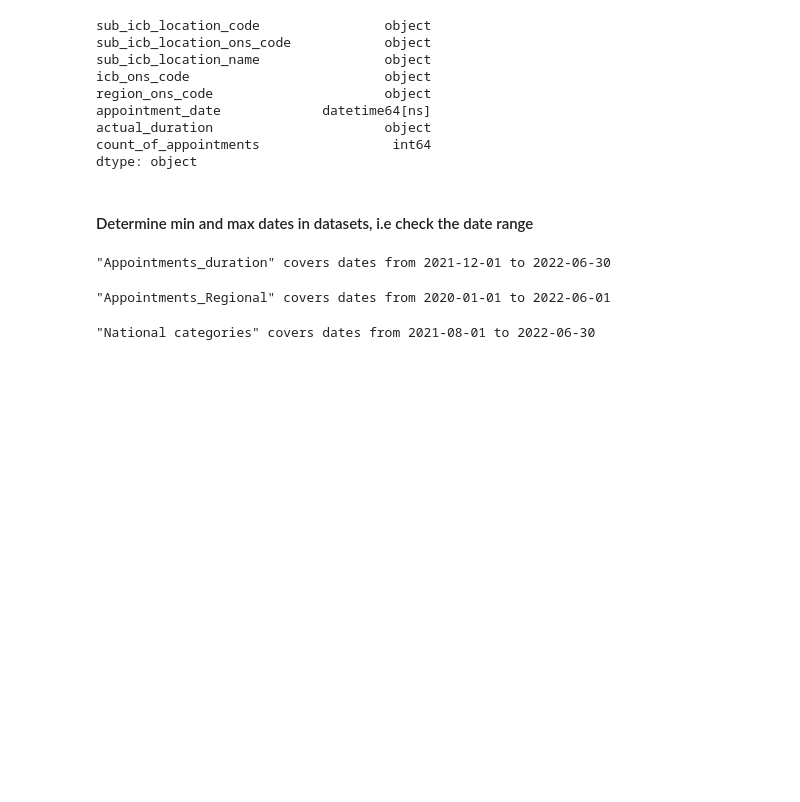
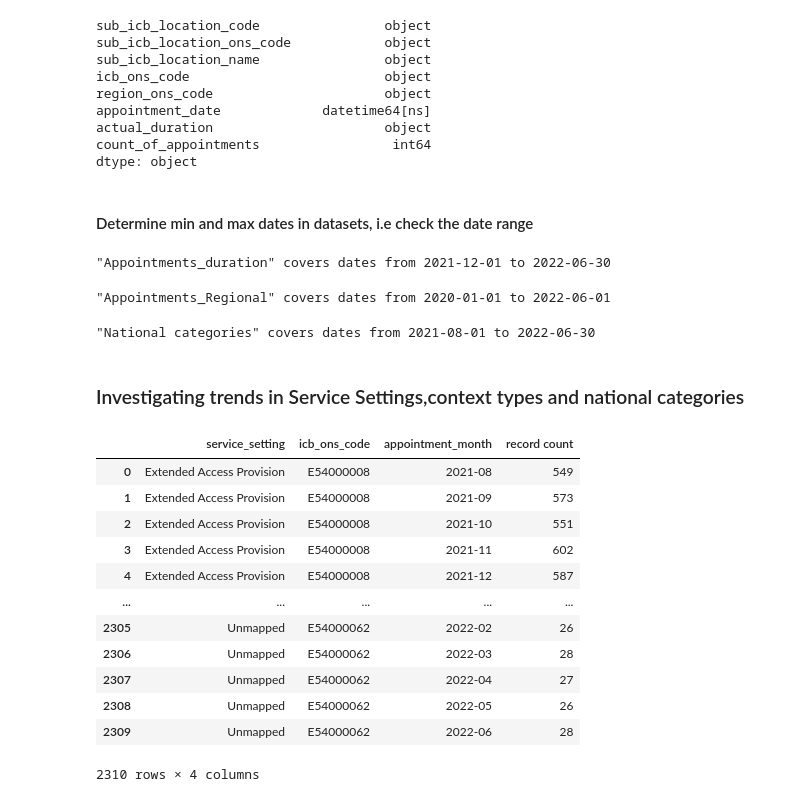
Before and after one commit to DimaBrikach/NHS_Assignment, a Jupyter notebook: Dzmitry_Brykach_DA201_Assignment.ipynb, the cells around one changed output. Cells and saved outputs as stored; diff of their text form; code cells hidden in the pictures; blank space fills up the shorter version.

Commit message:
added service_settings count per location

```diff
--- a/Dzmitry_Brykach_DA201_Assignment.ipynb
+++ b/Dzmitry_Brykach_DA201_Assignment.ipynb
@@ -351,3 +351,23 @@ print(f'"Appointments_Regional" covers dates from {appts_regional['appointment_m
 print(f'"National categories" covers dates from {categories['appointment_date'].dt.date.min()} to {categories['appointment_date'].dt.date.max()}')
 # %% [output]
 "National categories" covers dates from 2021-08-01 to 2022-06-30
+# %% [markdown]
+### Investigating trends in Service Settings,context types and national categories
+# %%
+# For each of the service settings, determine the number of records available for the period and the location.
+service_settings = categories.groupby(['service_setting', 'icb_ons_code', 'appointment_month']).size().reset_index(name = 'record count')
+service_settings
+# %% [output]
+|  | service_setting | icb_ons_code | appointment_month | record count |
+| 0 | Extended Access Provision | E54000008 | 2021-08 | 549 |
+| 1 | Extended Access Provision | E54000008 | 2021-09 | 573 |
+| 2 | Extended Access Provision | E54000008 | 2021-10 | 551 |
+| 3 | Extended Access Provision | E54000008 | 2021-11 | 602 |
+| 4 | Extended Access Provision | E54000008 | 2021-12 | 587 |
+| ... | ... | ... | ... | ... |
+| 2305 | Unmapped | E54000062 | 2022-02 | 26 |
+| 2306 | Unmapped | E54000062 | 2022-03 | 28 |
+| 2307 | Unmapped | E54000062 | 2022-04 | 27 |
+| 2308 | Unmapped | E54000062 | 2022-05 | 26 |
+| 2309 | Unmapped | E54000062 | 2022-06 | 28 |
+2310 rows × 4 columns
```
